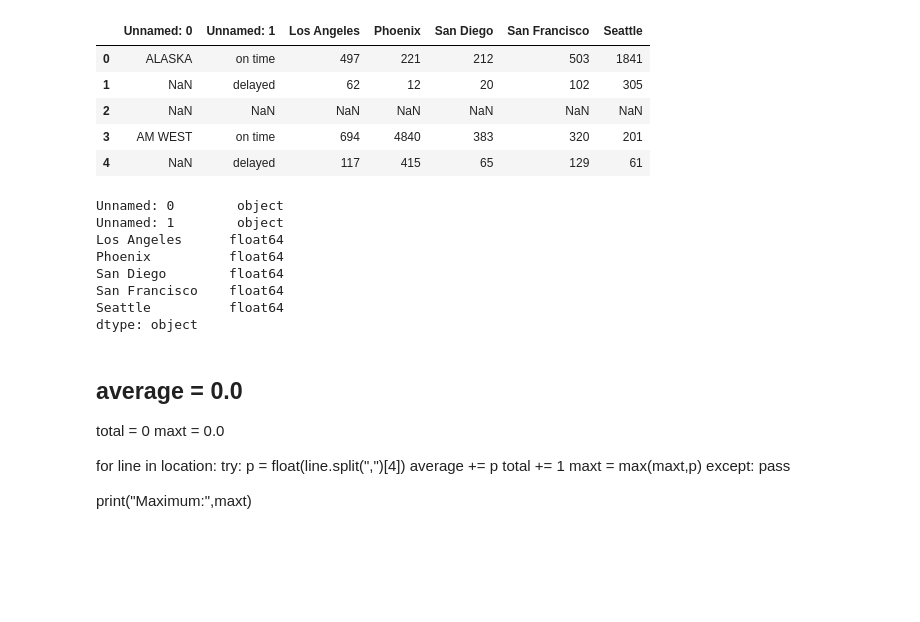
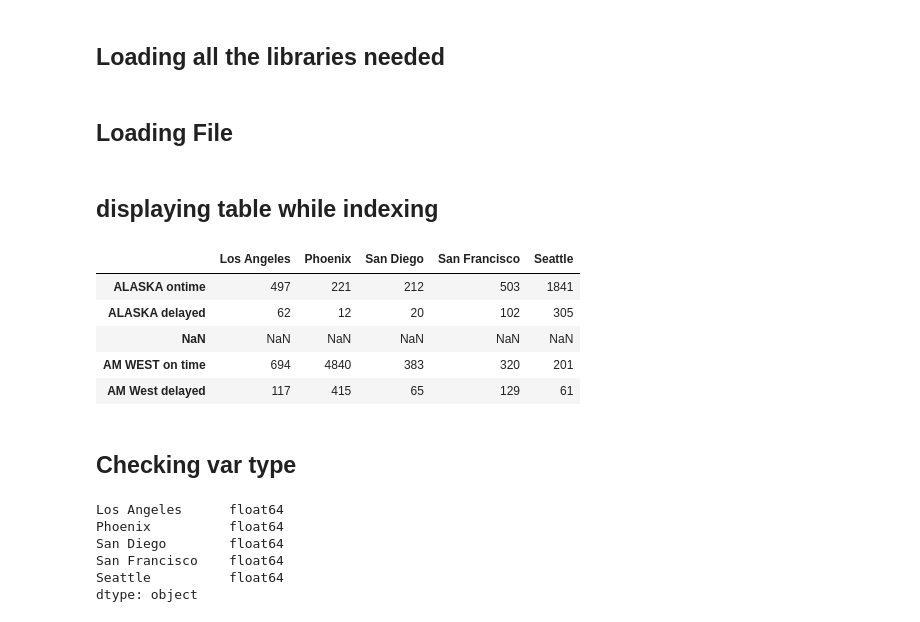
Before and after one commit to mauricecox/Project-1, a Jupyter notebook: project-1.ipynb, the cells around one changed output. Saved outputs shown, nothing was run; the diff lists cells and outputs as text; code cells hidden in the pictures; blank space fills up the shorter version.

```diff
--- a/project-1.ipynb
+++ b/project-1.ipynb
@@ -1,3 +1,5 @@
+# %% [markdown]
+## Loading all the libraries needed
 # %%
 import numpy as np
 import pandas as pd
@@ -7,41 +9,30 @@ import matplotlib
 
 # Enable inline plotting
 %matplotlib inline
+# %% [markdown]
+## Loading File
 # %%
 location = r'airplanedata.csv'
-df = pd.read_csv(location)
+df = pd.read_csv(location,  index_col=0)
+# %% [markdown]
+## displaying table while indexing
 # %%
-df
+df.head()
 # %% [output]
-|  | Unnamed: 0 | Unnamed: 1 | Los Angeles | Phoenix | San Diego | San Francisco | Seattle |
-| 0 | ALASKA | on time | 497 | 221 | 212 | 503 | 1841 |
-| 1 | NaN | delayed | 62 | 12 | 20 | 102 | 305 |
-| 2 | NaN | NaN | NaN | NaN | NaN | NaN | NaN |
-| 3 | AM WEST | on time | 694 | 4840 | 383 | 320 | 201 |
-| 4 | NaN | delayed | 117 | 415 | 65 | 129 | 61 |
+|  | Los Angeles | Phoenix | San Diego | San Francisco | Seattle |
+| ALASKA ontime | 497 | 221 | 212 | 503 | 1841 |
+| ALASKA delayed | 62 | 12 | 20 | 102 | 305 |
+| NaN | NaN | NaN | NaN | NaN | NaN |
+| AM WEST on time | 694 | 4840 | 383 | 320 | 201 |
+| AM West delayed | 117 | 415 | 65 | 129 | 61 |
+# %% [markdown]
+## Checking var type
 # %%
 df.dtypes
 # %% [output]
-Unnamed: 0        object
-Unnamed: 1        object
 Los Angeles      float64
 Phoenix          float64
 San Diego        float64
 San Francisco    float64
 Seattle          float64
 dtype: object
-# %% [markdown]
-## average = 0.0
-total = 0
-maxt = 0.0
-
-for line in location:
-    try:
-        p = float(line.split(",")[4])
-        average += p
-        total += 1
-        maxt = max(maxt,p)
-    except:
-        pass
-
-print("Maximum:",maxt)
```
Also changed, not shown: parts of 3 cells of this notebook, 1 other file.
